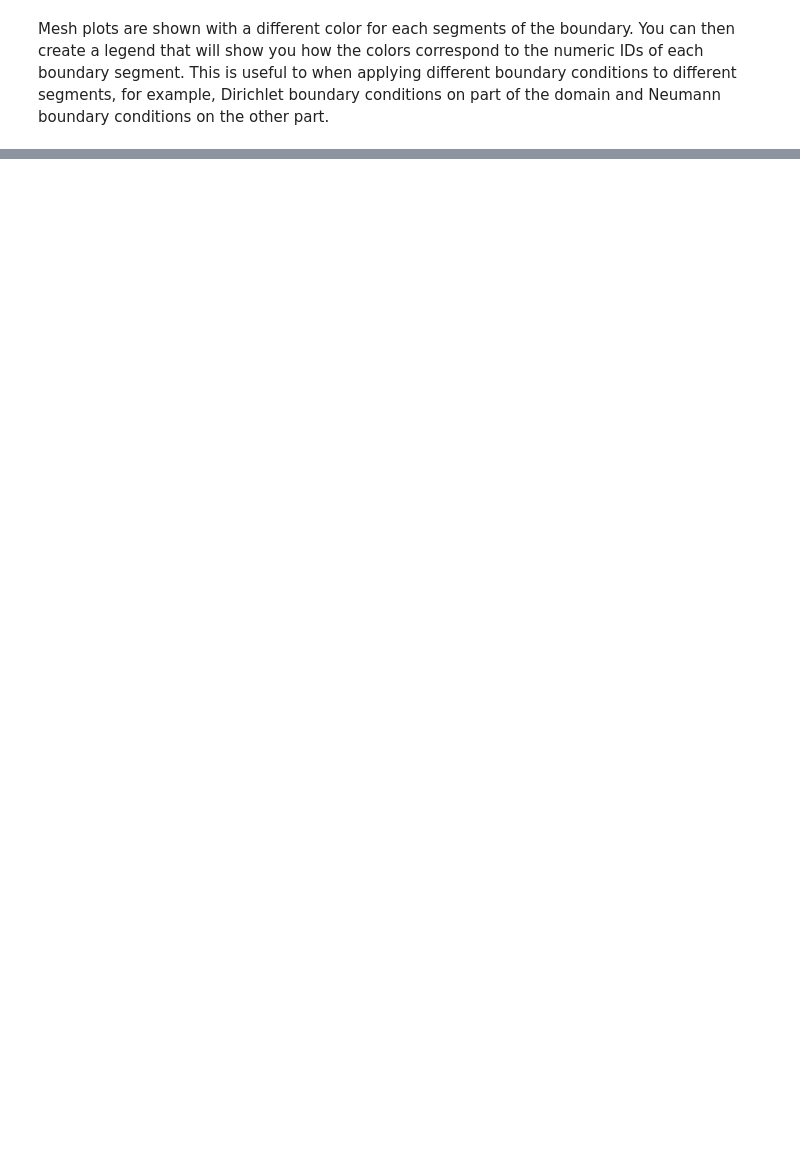
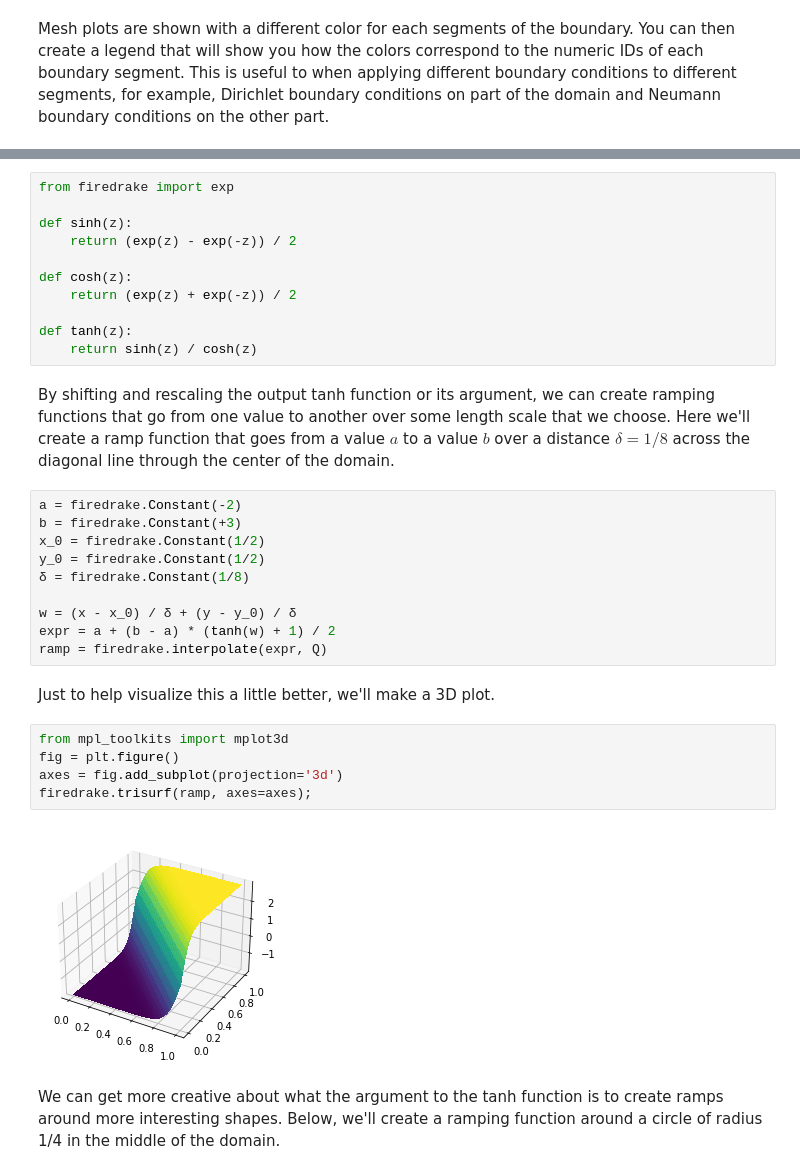
Before and after one commit to icepack/icepack.github.io, a Jupyter notebook: notebooks/tutorials/00-meshes-functions/index.ipynb, the cells around one changed output, grey strips where cells are left out. Saved outputs shown, nothing was run; the diff lists cells and outputs as text; blank space fills up the shorter version.

```diff
--- a/notebooks/tutorials/00-meshes-functions/index.ipynb
+++ b/notebooks/tutorials/00-meshes-functions/index.ipynb
@@ -133,0 +180,36 @@ print(assemble(inner(v, n) * ds))
+# %%
+from firedrake import exp
+
+def sinh(z):
+    return (exp(z) - exp(-z)) / 2
+
+def cosh(z):
+    return (exp(z) + exp(-z)) / 2
+
+def tanh(z):
+    return sinh(z) / cosh(z)
+# %% [markdown]
+By shifting and rescaling the output tanh function or its argument, we can create ramping functions that go from one value to another over some length scale that we choose.
+Here we'll create a ramp function that goes from a value $a$ to a value $b$ over a distance $\delta = 1/8$ across the diagonal line through the center of the domain.
+# %%
+a = firedrake.Constant(-2)
+b = firedrake.Constant(+3)
+x_0 = firedrake.Constant(1/2)
+y_0 = firedrake.Constant(1/2)
+δ = firedrake.Constant(1/8)
+
+w = (x - x_0) / δ + (y - y_0) / δ
+expr = a + (b - a) * (tanh(w) + 1) / 2
+ramp = firedrake.interpolate(expr, Q)
+# %% [markdown]
+Just to help visualize this a little better, we'll make a 3D plot.
+# %%
+from mpl_toolkits import mplot3d
+fig = plt.figure()
+axes = fig.add_subplot(projection='3d')
+firedrake.trisurf(ramp, axes=axes);
+# %% [output]
+[figure, added]
+# %% [markdown]
+We can get more creative about what the argument to the tanh function is to create ramps around more interesting shapes.
+Below, we'll create a ramping function around a circle of radius 1/4 in the middle of the domain.
```
Also changed, not shown: parts of 34 cells of this notebook, 49 other files.
